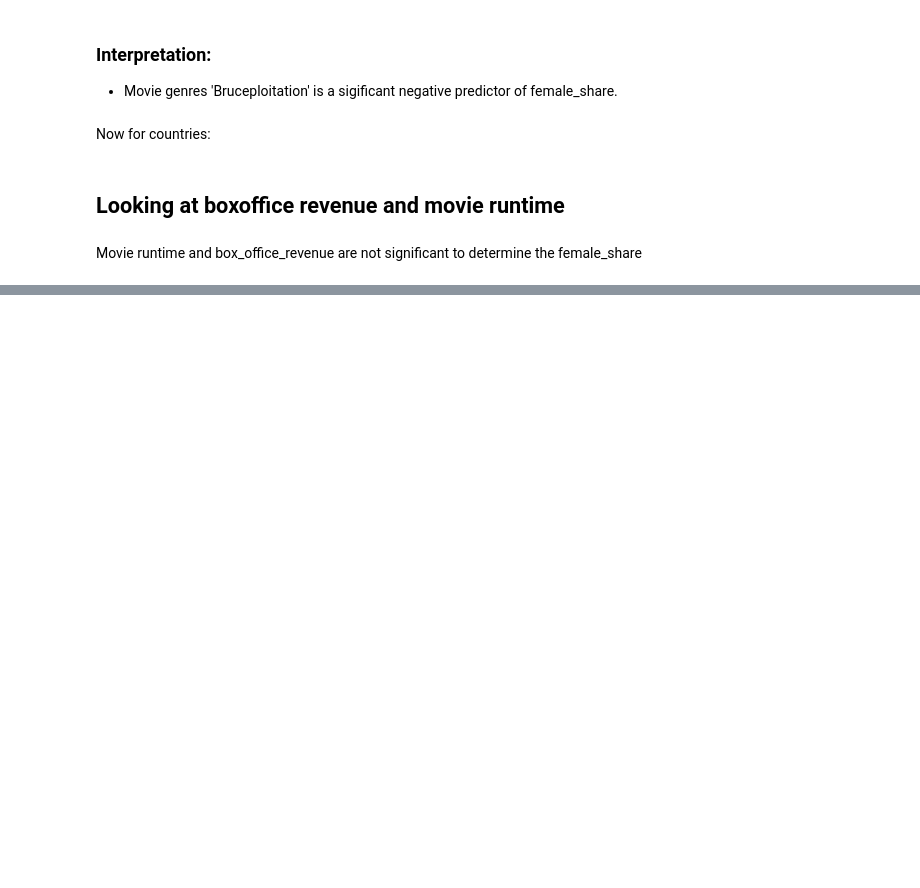
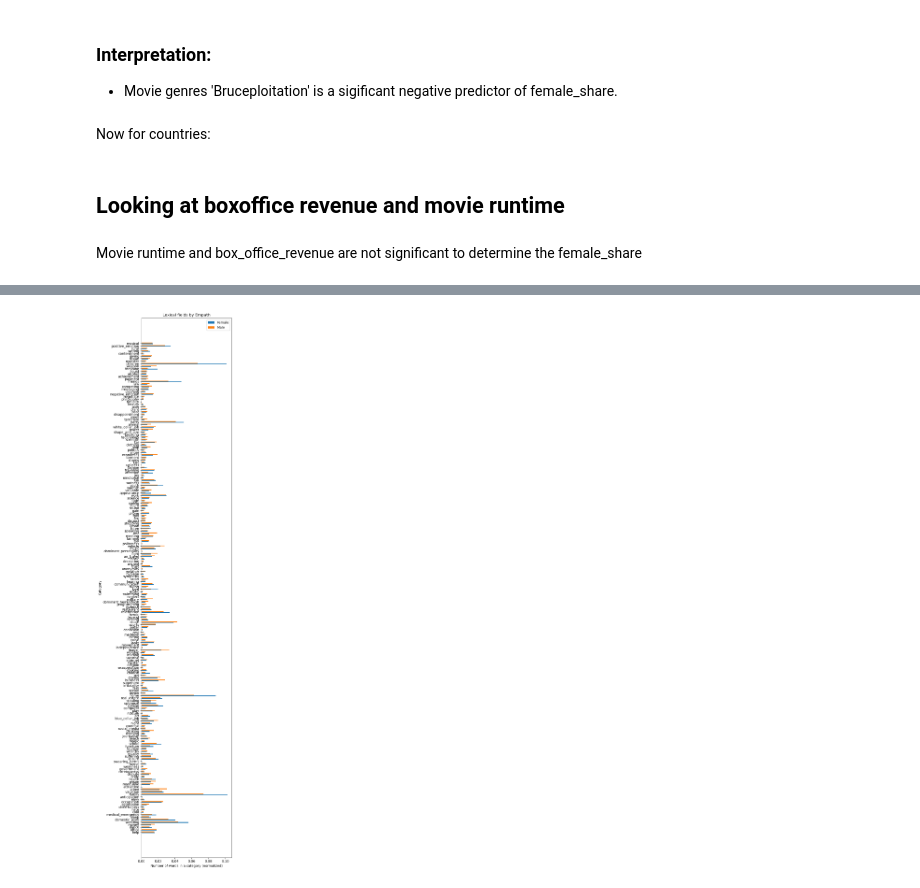
Before and after one commit to epfl-ada/ada-2022-project-silvermafia2022, a Jupyter notebook: project_movies.ipynb, the cells around one changed output, grey strips where cells are left out. Cells and saved outputs as stored; diff of their text form; code cells hidden in the pictures; blank space fills up the shorter version.

```diff
--- a/project_movies.ipynb
+++ b/project_movies.ipynb
@@ -2570,0 +2334,30 @@ Movie runtime and box_office_revenue are not significant to determine the female
+# %%
+lexicon = Empath()
+df_category_NN = []
+df_category_NN.append(lexicon.analyze(NN_F_all_list, normalize=True))
+df_category_NN.append(lexicon.analyze(NN_M_all_list, normalize=True))
+
+# transform into a dataframe
+df_category_NN = pd.DataFrame(df_category_NN, index = ['Female','Male'])
+
+# delete lexical field with 0 for both F and M
+df_category_NN = df_category_NN.loc[:, (df_category_NN != 0).any(axis=0)]
+
+df_category_NN = df_category_NN.copy().T
+# %%
+x = np.arange(df_category_NN.shape[0])  # the label locations
+new_x = [10*i for i in x]
+new_x = np.asanyarray(new_x)
+width = 3  # the width of the bars
+
+fig, ax = plt.subplots(figsize=(6,24))
+rects1 = ax.barh(new_x - width/2, df_category_NN['Female'], width, align='center', label='Female')
+rects2 = ax.barh(new_x + width/2, df_category_NN['Male'], width, align='center', label='Male')
+ax.set_ylabel('Category')
+ax.set_xlabel('Number of words in a category (normalized)')
+ax.set_title('Lexical fields by Empath')
+ax.set_yticks(new_x, df_category_NN.index)
+ax.legend()
+fig.tight_layout()
+# %% [output]
+[figure, added]
```
Also changed, not shown: parts of 111 cells of this notebook.
